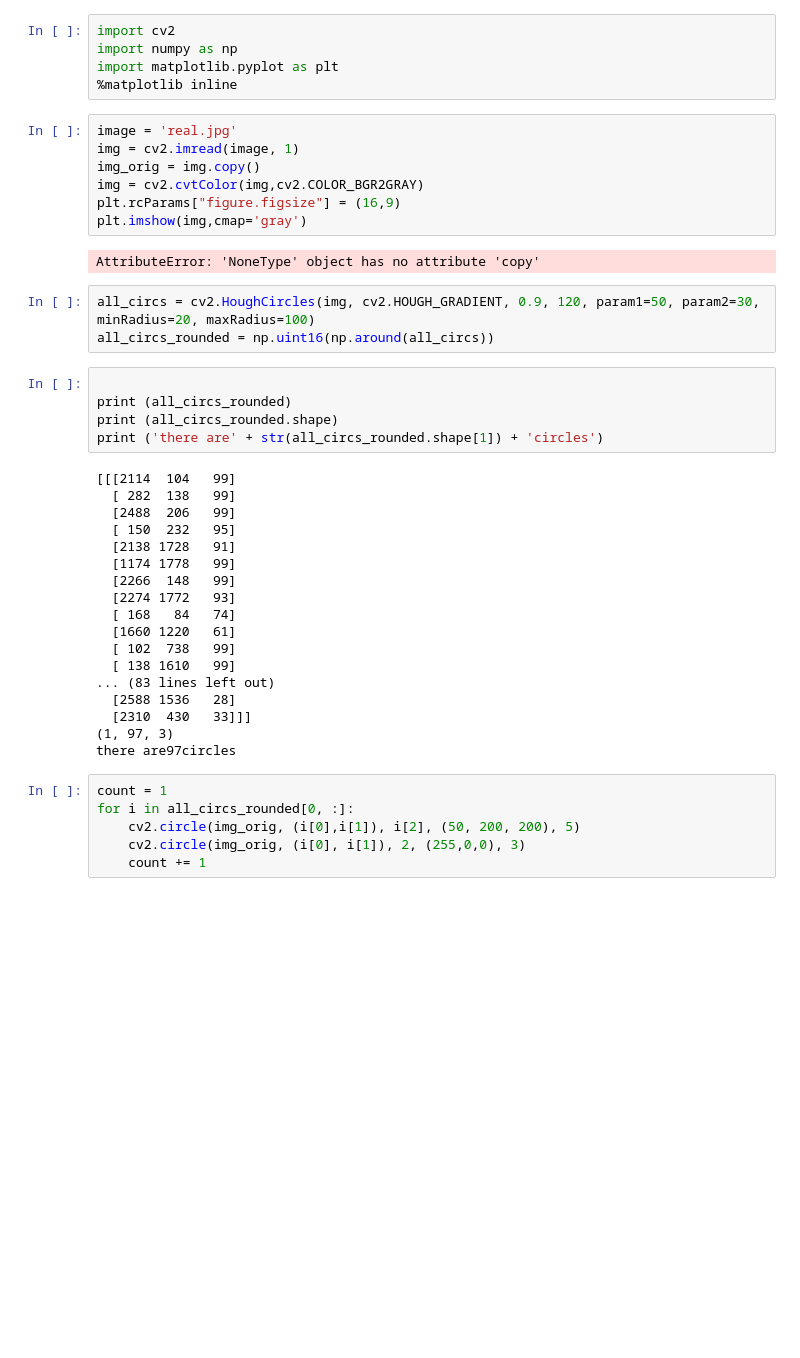
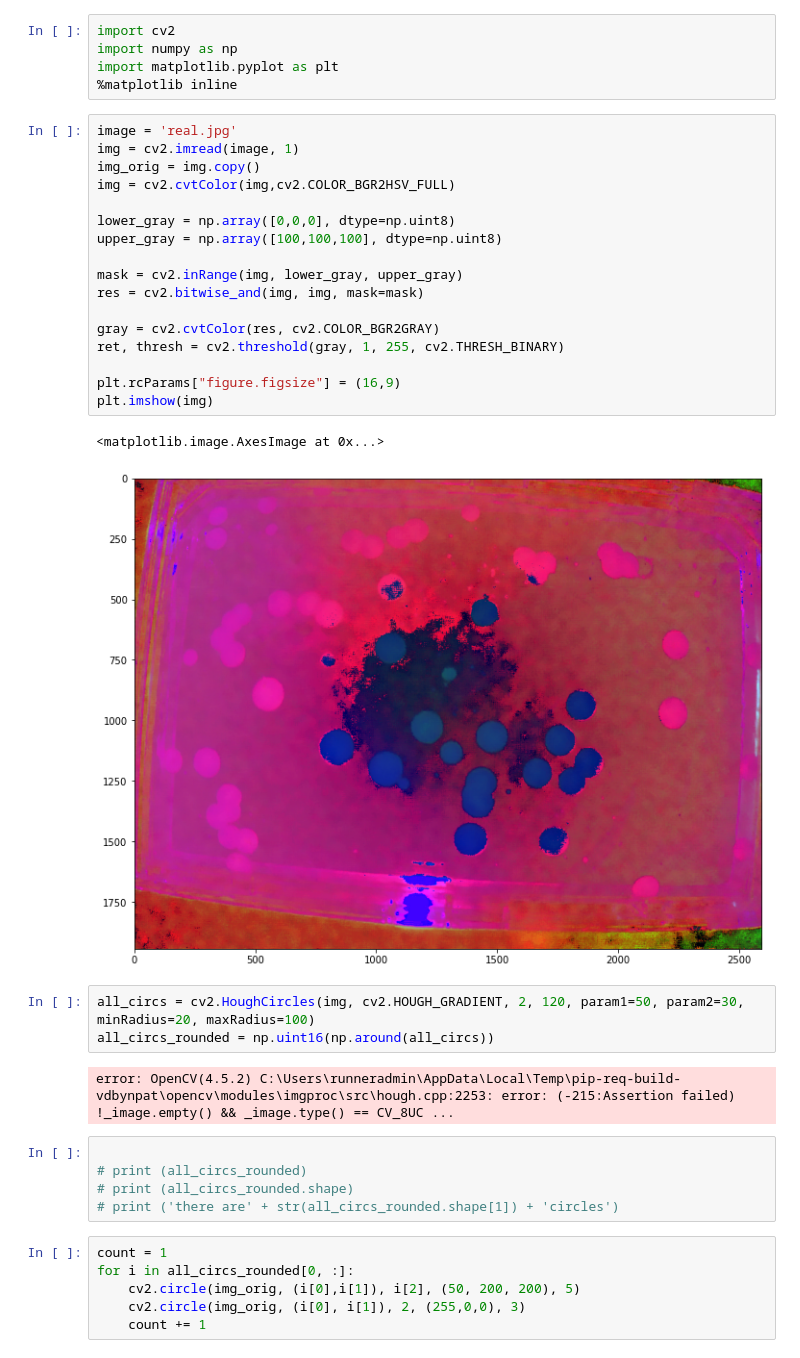
Before and after one commit to sadmanca/open-insulin-vision, a Jupyter notebook: colony-detection.ipynb, the cells around one changed output. Drawn from its saved outputs; the diff is of its cells as text; blank space fills up the shorter version.

Commit message:
Attempt to convert color to HSV

```diff
--- a/colony-detection.ipynb
+++ b/colony-detection.ipynb
@@ -6,38 +6,33 @@ import matplotlib.pyplot as plt
 # %%
 image = 'real.jpg'
 img = cv2.imread(image, 1)
 img_orig = img.copy()
-img = cv2.cvtColor(img,cv2.COLOR_BGR2GRAY)
+img = cv2.cvtColor(img,cv2.COLOR_BGR2HSV_FULL)
+
+lower_gray = np.array([0,0,0], dtype=np.uint8)
+upper_gray = np.array([100,100,100], dtype=np.uint8)
+
+mask = cv2.inRange(img, lower_gray, upper_gray)
+res = cv2.bitwise_and(img, img, mask=mask)
+
+gray = cv2.cvtColor(res, cv2.COLOR_BGR2GRAY)
+ret, thresh = cv2.threshold(gray, 1, 255, cv2.THRESH_BINARY)
+
 plt.rcParams["figure.figsize"] = (16,9)
-plt.imshow(img,cmap='gray')
+plt.imshow(img)
 # %% [output]
-AttributeError: 'NoneType' object has no attribute 'copy'
+<matplotlib.image.AxesImage at 0x...>
+[figure, added]
 # %%
-all_circs = cv2.HoughCircles(img, cv2.HOUGH_GRADIENT, 0.9, 120, param1=50, param2=30, minRadius=20, maxRadius=100)
+all_circs = cv2.HoughCircles(img, cv2.HOUGH_GRADIENT, 2, 120, param1=50, param2=30, minRadius=20, maxRadius=100)
 all_circs_rounded = np.uint16(np.around(all_circs))
+# %% [output]
+error: OpenCV(4.5.2) C:\Users\runneradmin\AppData\Local\Temp\pip-req-build-vdbynpat\opencv\modules\imgproc\src\hough.cpp:2253: error: (-215:Assertion failed) !_image.empty() && _image.type() == CV_8UC ...
 # %%
 
-print (all_circs_rounded)
-print (all_circs_rounded.shape)
-print ('there are' + str(all_circs_rounded.shape[1]) + 'circles')
+# print (all_circs_rounded)
+# print (all_circs_rounded.shape)
+# print ('there are' + str(all_circs_rounded.shape[1]) + 'circles')
-# %% [output]
-[[[2114  104   99]
-  [ 282  138   99]
-  [2488  206   99]
-  [ 150  232   95]
-  [2138 1728   91]
-  [1174 1778   99]
-  [2266  148   99]
-  [2274 1772   93]
-  [ 168   84   74]
-  [1660 1220   61]
-  [ 102  738   99]
-  [ 138 1610   99]
-... (83 lines left out)
-  [2588 1536   28]
-  [2310  430   33]]]
-(1, 97, 3)
-there are97circles
 # %%
 count = 1
 for i in all_circs_rounded[0, :]:
```
Also changed, not shown: parts of 1 cell of this notebook, 1 other file.
